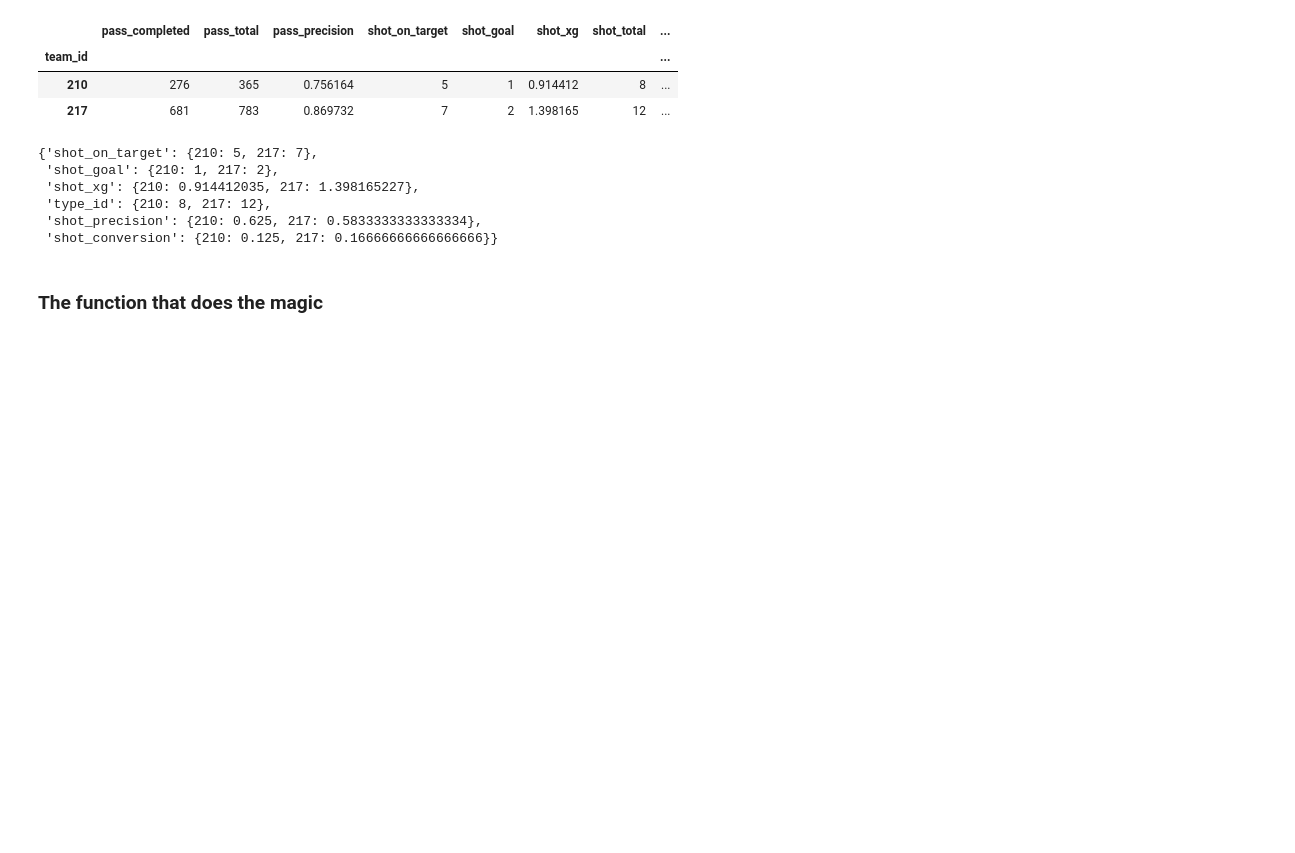
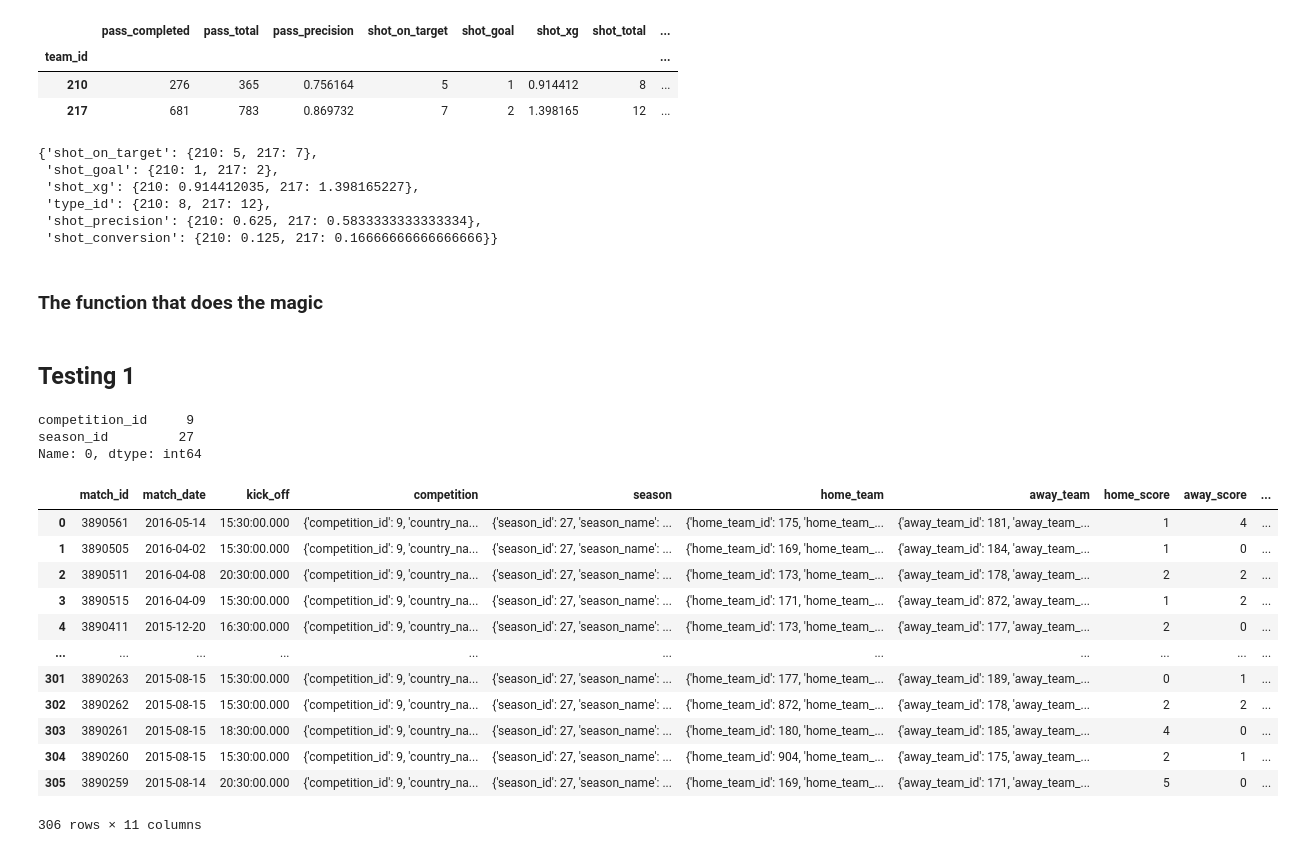
Before and after one commit to jotanavarrete/goalguru, a Jupyter notebook: notebooks/jota_statsbomb_work.ipynb, the cells around one changed output. Drawn from its saved outputs; the diff is of its cells as text; code cells hidden in the pictures; blank space fills up the shorter version.

```diff
--- a/notebooks/jota_statsbomb_work.ipynb
+++ b/notebooks/jota_statsbomb_work.ipynb
@@ -358,3 +361,32 @@ def get_events_info(match_id):
   grouped_df = pd.concat([passes_grouped, shots_grouped], axis=1)
 
   return grouped_df
+# %% [markdown]
+## Testing 1
+# %%
+comp_test = competitions_id.iloc[0]
+comp_test
+# %% [output]
+competition_id     9
+season_id         27
+Name: 0, dtype: int64
+# %%
+comp_id = comp_test['competition_id']
+seas_id = comp_test['season_id']
+match_test = match1 = pd.read_json(f'../raw_data/open-data/data/matches/{comp_id}/{seas_id}.json')
+match_test = get_clean_match(match_test)
+match_test
+# %% [output]
+|  | match_id | match_date | kick_off | competition | season | home_team | away_team | home_score | away_score | ... |
+| 0 | 3890561 | 2016-05-14 | 15:30:00.000 | {'competition_id': 9, 'country_na... | {'season_id': 27, 'season_name': ... | {'home_team_id': 175, 'home_team_... | {'away_team_id': 181, 'away_team_... | 1 | 4 | ... |
+| 1 | 3890505 | 2016-04-02 | 15:30:00.000 | {'competition_id': 9, 'country_na... | {'season_id': 27, 'season_name': ... | {'home_team_id': 169, 'home_team_... | {'away_team_id': 184, 'away_team_... | 1 | 0 | ... |
+| 2 | 3890511 | 2016-04-08 | 20:30:00.000 | {'competition_id': 9, 'country_na... | {'season_id': 27, 'season_name': ... | {'home_team_id': 173, 'home_team_... | {'away_team_id': 178, 'away_team_... | 2 | 2 | ... |
+| 3 | 3890515 | 2016-04-09 | 15:30:00.000 | {'competition_id': 9, 'country_na... | {'season_id': 27, 'season_name': ... | {'home_team_id': 171, 'home_team_... | {'away_team_id': 872, 'away_team_... | 1 | 2 | ... |
+| 4 | 3890411 | 2015-12-20 | 16:30:00.000 | {'competition_id': 9, 'country_na... | {'season_id': 27, 'season_name': ... | {'home_team_id': 173, 'home_team_... | {'away_team_id': 177, 'away_team_... | 2 | 0 | ... |
+| ... | ... | ... | ... | ... | ... | ... | ... | ... | ... | ... |
+| 301 | 3890263 | 2015-08-15 | 15:30:00.000 | {'competition_id': 9, 'country_na... | {'season_id': 27, 'season_name': ... | {'home_team_id': 177, 'home_team_... | {'away_team_id': 189, 'away_team_... | 0 | 1 | ... |
+| 302 | 3890262 | 2015-08-15 | 15:30:00.000 | {'competition_id': 9, 'country_na... | {'season_id': 27, 'season_name': ... | {'home_team_id': 872, 'home_team_... | {'away_team_id': 178, 'away_team_... | 2 | 2 | ... |
+| 303 | 3890261 | 2015-08-15 | 18:30:00.000 | {'competition_id': 9, 'country_na... | {'season_id': 27, 'season_name': ... | {'home_team_id': 180, 'home_team_... | {'away_team_id': 185, 'away_team_... | 4 | 0 | ... |
+| 304 | 3890260 | 2015-08-15 | 15:30:00.000 | {'competition_id': 9, 'country_na... | {'season_id': 27, 'season_name': ... | {'home_team_id': 904, 'home_team_... | {'away_team_id': 175, 'away_team_... | 2 | 1 | ... |
+| 305 | 3890259 | 2015-08-14 | 20:30:00.000 | {'competition_id': 9, 'country_na... | {'season_id': 27, 'season_name': ... | {'home_team_id': 169, 'home_team_... | {'away_team_id': 171, 'away_team_... | 5 | 0 | ... |
+306 rows × 11 columns
```
Also changed, not shown: parts of 3 cells of this notebook.
